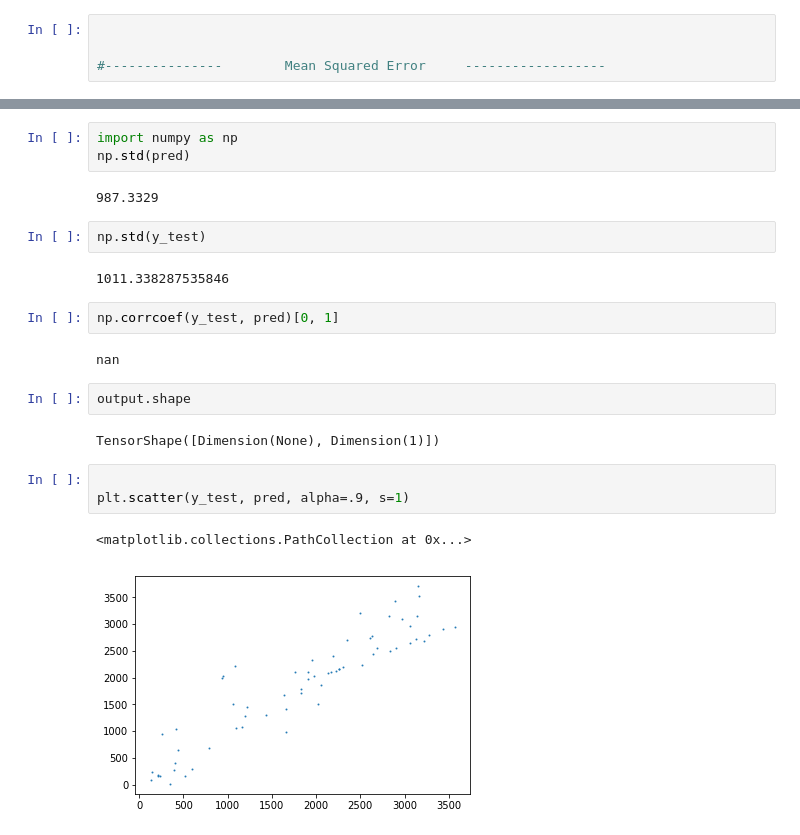
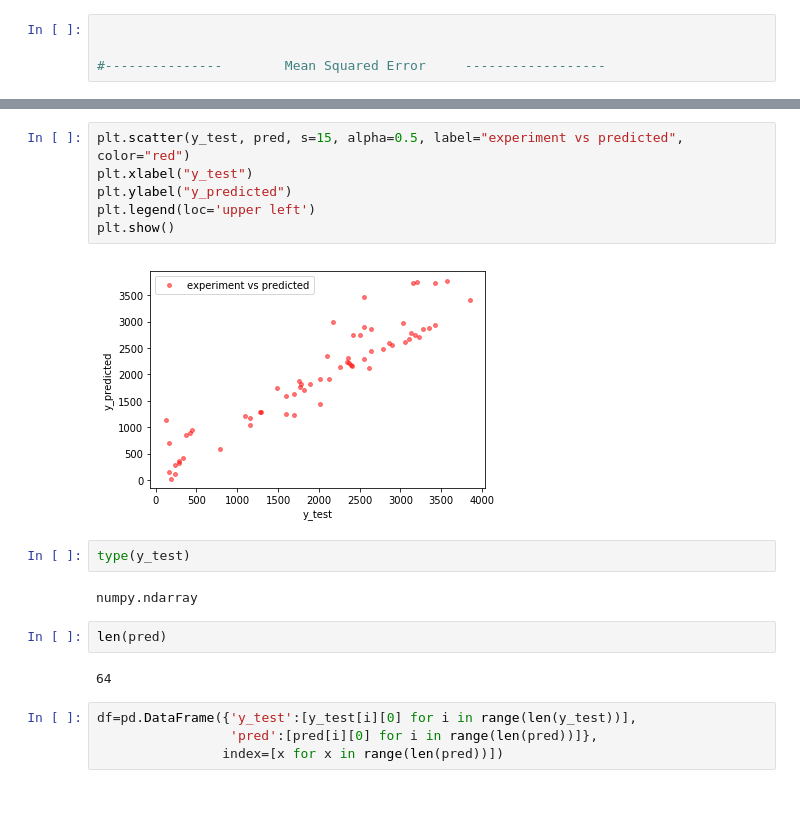
Before and after one commit to byambaa1982/NN_model, a Jupyter notebook: oil_pred.ipynb, the cells around one changed output, grey strips where cells are left out. Drawn from its saved outputs; the diff is of its cells as text; blank space fills up the shorter version.

```diff
--- a/oil_pred.ipynb
+++ b/oil_pred.ipynb
@@ -162,23 +163,20 @@ mean_squared_error(y_test, pred)
-# %%
-import numpy as np
-np.std(pred)
-# %% [output]
-987.3329
-# %%
-np.std(y_test)
-# %% [output]
-1011.338287535846
-# %%
-np.corrcoef(y_test, pred)[0, 1]
-# %% [output]
-nan
-# %%
-output.shape
-# %% [output]
-TensorShape([Dimension(None), Dimension(1)])
-# %%
-
-plt.scatter(y_test, pred, alpha=.9, s=1)
-# %% [output]
-<matplotlib.collections.PathCollection at 0x...>
-[figure, removed]
+# %%
+plt.scatter(y_test, pred, s=15, alpha=0.5, label="experiment vs predicted", color="red")
+plt.xlabel("y_test")
+plt.ylabel("y_predicted")
+plt.legend(loc='upper left')
+plt.show()
+# %% [output]
+[figure, added]
+# %%
+type(y_test)
+# %% [output]
+numpy.ndarray
+# %%
+len(pred)
+# %% [output]
+64
+# %%
+df=pd.DataFrame({'y_test':[y_test[i][0] for i in range(len(y_test))],
+                 'pred':[pred[i][0] for i in range(len(pred))]},
+                index=[x for x in range(len(pred))])
```
Also changed, not shown: parts of 9 cells of this notebook.
